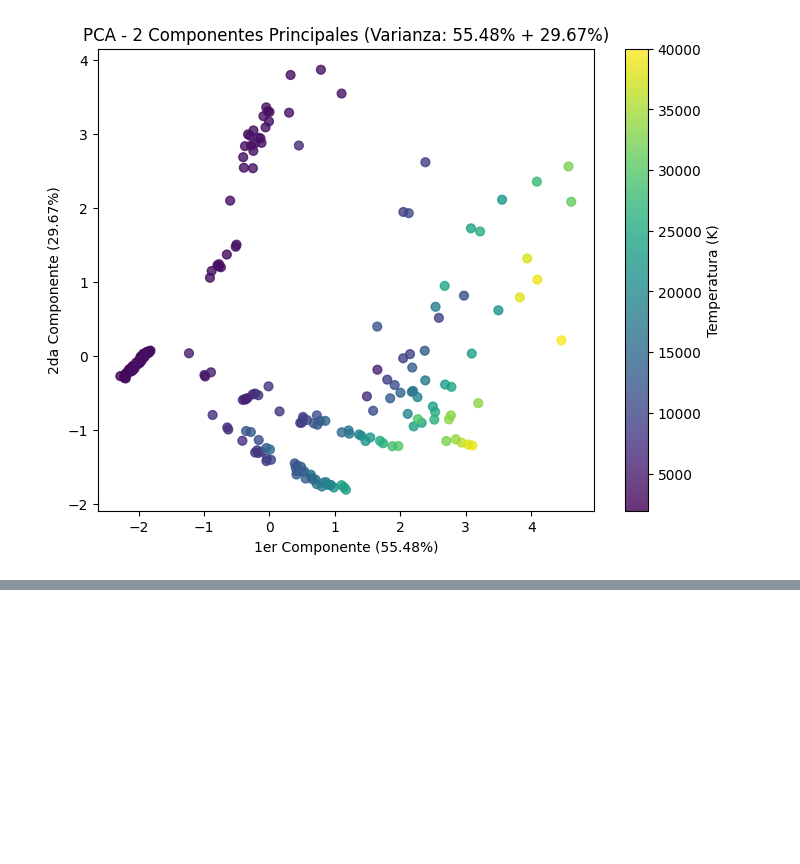
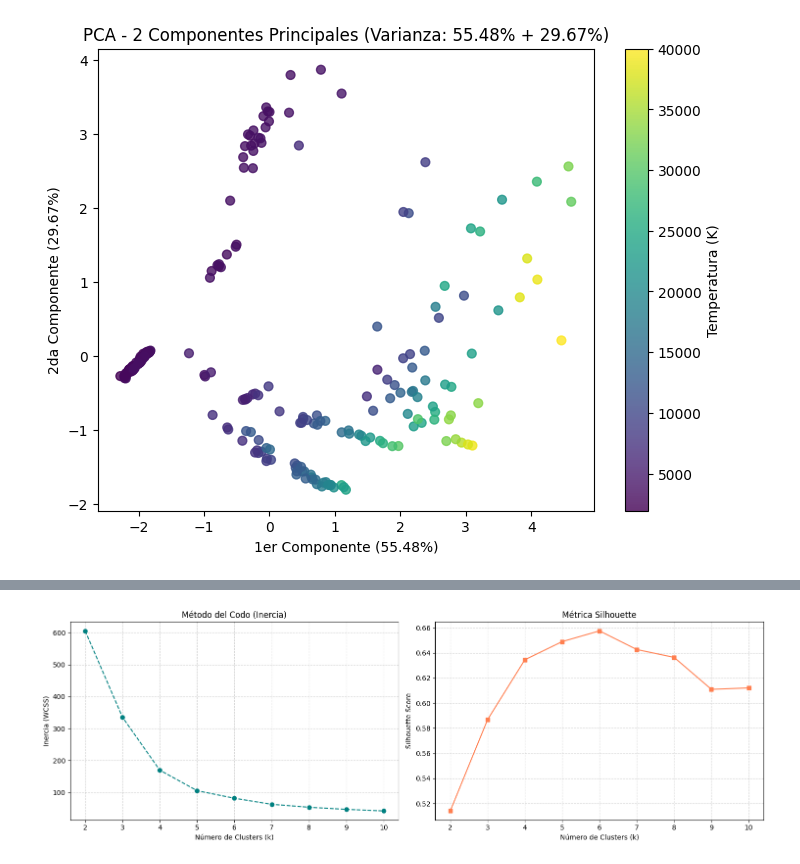
Before and after one commit to 100522128/g81_P2_03_Aprendizaje_Automatico, a Jupyter notebook: notebook.ipynb, the cells around one changed output, grey strips where cells are left out. Saved outputs shown, nothing was run; the diff lists cells and outputs as text; code cells hidden in the pictures; blank space fills up the shorter version.

Commit message:
Kmeans acabado

```diff
--- a/notebook.ipynb
+++ b/notebook.ipynb
@@ -245,0 +255,39 @@ plt.show()
+# %%
+from sklearn.cluster import KMeans
+from sklearn.metrics import silhouette_score
+import matplotlib.pyplot as plt
+
+# Definimos el rango de clusters a probar
+rango_k = range(2, 11) # de 2 a 10 centroides
+inercias = []
+silhouette_scores = []
+
+# Iteramos para calcular métricas por cada valor de k
+for k in rango_k:
+    kmeans = KMeans(n_clusters=k, random_state=SEMILLA, n_init=10)
+    etiquetas = kmeans.fit_predict(X_pca)
+
+    inercias.append(kmeans.inertia_)
+    silhouette_scores.append(silhouette_score(X_pca, etiquetas))
+
+# Configuración de los gráficos
+fig, (ax1, ax2) = plt.subplots(1, 2, figsize=(15, 5))
+
+# Gráfico 1: Método del Codo
+ax1.plot(rango_k, inercias, marker='o', linestyle='--', color='teal')
+ax1.set_title('Método del Codo (Inercia)')
+ax1.set_xlabel('Número de Clusters (k)')
+ax1.set_ylabel('Inercia (WCSS)')
+ax1.grid(True, linestyle='--', alpha=0.6)
+
+# Gráfico 2: Silhouette Score
+ax2.plot(rango_k, silhouette_scores, marker='s', linestyle='-', color='coral')
+ax2.set_title('Métrica Silhouette')
+ax2.set_xlabel('Número de Clusters (k)')
+ax2.set_ylabel('Silhouette Score')
+ax2.grid(True, linestyle='--', alpha=0.6)
+
+plt.tight_layout()
+plt.show()
+# %% [output]
+[figure, added]
```
Also changed, not shown: parts of 6 cells of this notebook.
